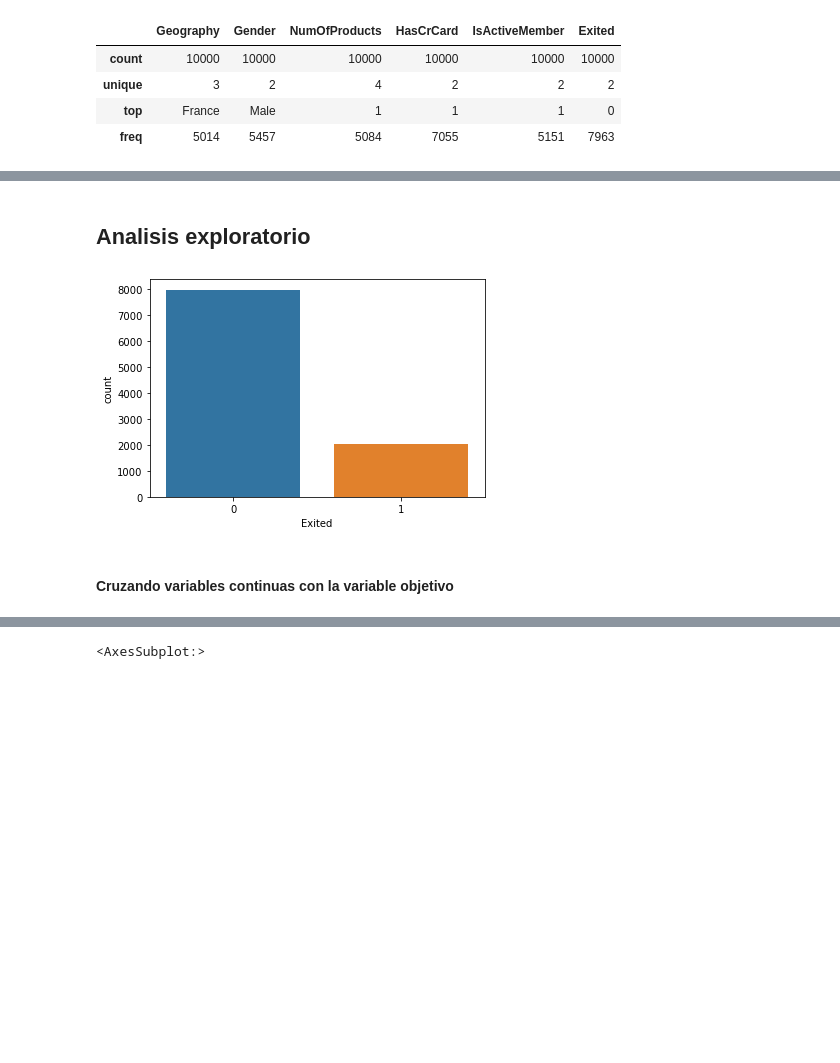
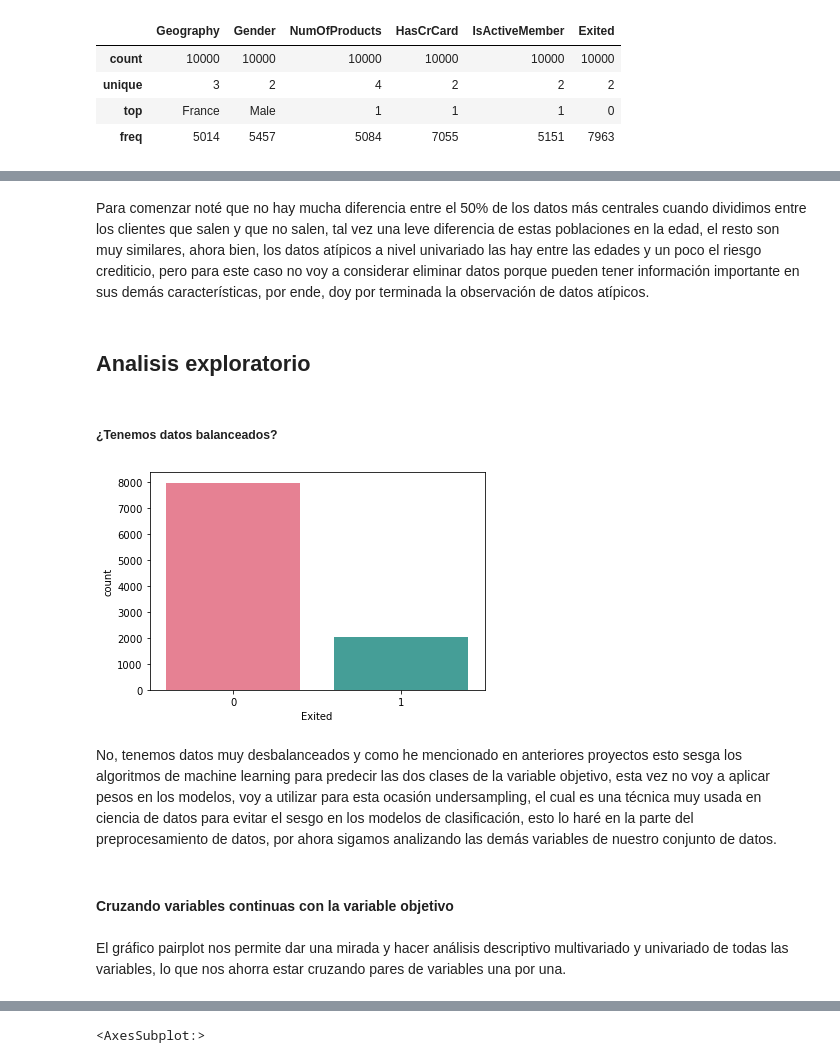
Before and after one commit to bserna13/Analisis-de-datos, a Jupyter notebook: Banco_permanencia.ipynb, the cells around one changed output, grey strips where cells are left out. Cells and saved outputs as stored; diff of their text form; code cells hidden in the pictures; blank space fills up the shorter version.

```diff
--- a/Banco_permanencia.ipynb
+++ b/Banco_permanencia.ipynb
@@ -98,12 +128,20 @@ datos.describe(include="object")
+# %% [markdown]
+Para comenzar noté que no hay mucha diferencia entre el 50% de los datos más centrales cuando dividimos entre los clientes que salen y que no salen, tal vez una leve diferencia de estas poblaciones en la edad, el resto son muy similares, ahora bien, los datos atípicos a nivel univariado las hay entre las edades y un poco el riesgo crediticio, pero para este caso no voy a considerar eliminar datos porque pueden tener información importante en sus demás características, por ende, doy por terminada la observación de datos atípicos.
 # %% [markdown]
 ## Analisis exploratorio
+# %% [markdown]
+##### ¿Tenemos datos balanceados?
 # %%
-sns.countplot(data=datos,x='Exited')
+sns.countplot(data=datos,x='Exited',palette = "husl")
 plt.show()
 # %% [output]
-[figure, old version]
+[figure, new version]
+# %% [markdown]
+No, tenemos datos muy desbalanceados y como he mencionado en anteriores proyectos esto sesga los algoritmos de machine learning para predecir las dos clases de la variable objetivo, esta vez no voy a aplicar pesos en los modelos, voy a utilizar para esta ocasión undersampling, el cual es una técnica muy usada en ciencia de datos para evitar el sesgo en los modelos de clasificación, esto lo haré en la parte del preprocesamiento de datos, por ahora sigamos analizando las demás variables de nuestro conjunto de datos.
 # %% [markdown]
 #### Cruzando variables continuas con la variable objetivo
+# %% [markdown]
+El gráfico pairplot nos permite dar una mirada y hacer análisis descriptivo multivariado y univariado de todas las variables, lo que nos ahorra estar cruzando pares de variables una por una.
 # %%
 datos['Exited'] = datos['Exited'].astype("int64")
 datos.select_dtypes(include=['float64','int64']).pipe(
```
Also changed, not shown: parts of 17 cells of this notebook.
